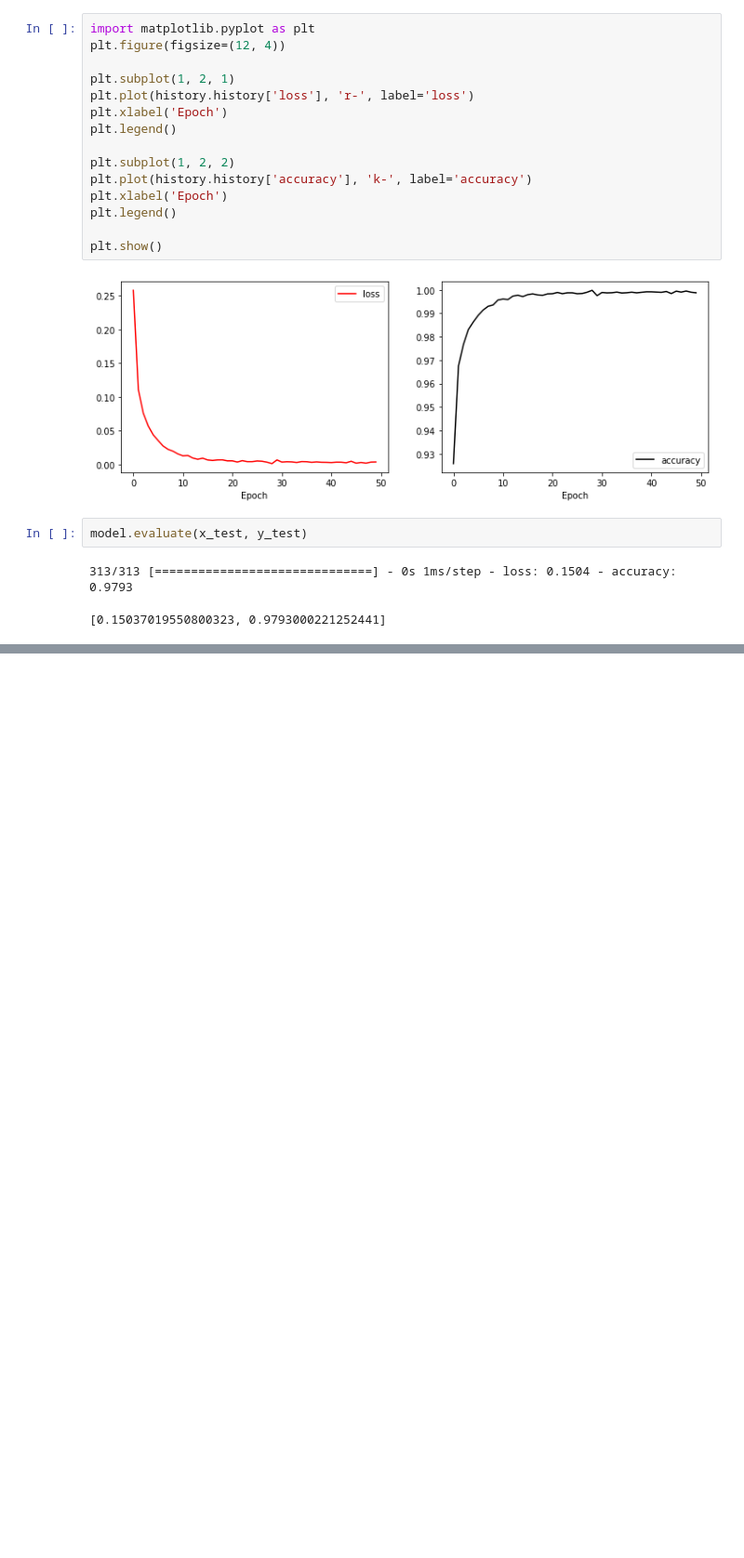
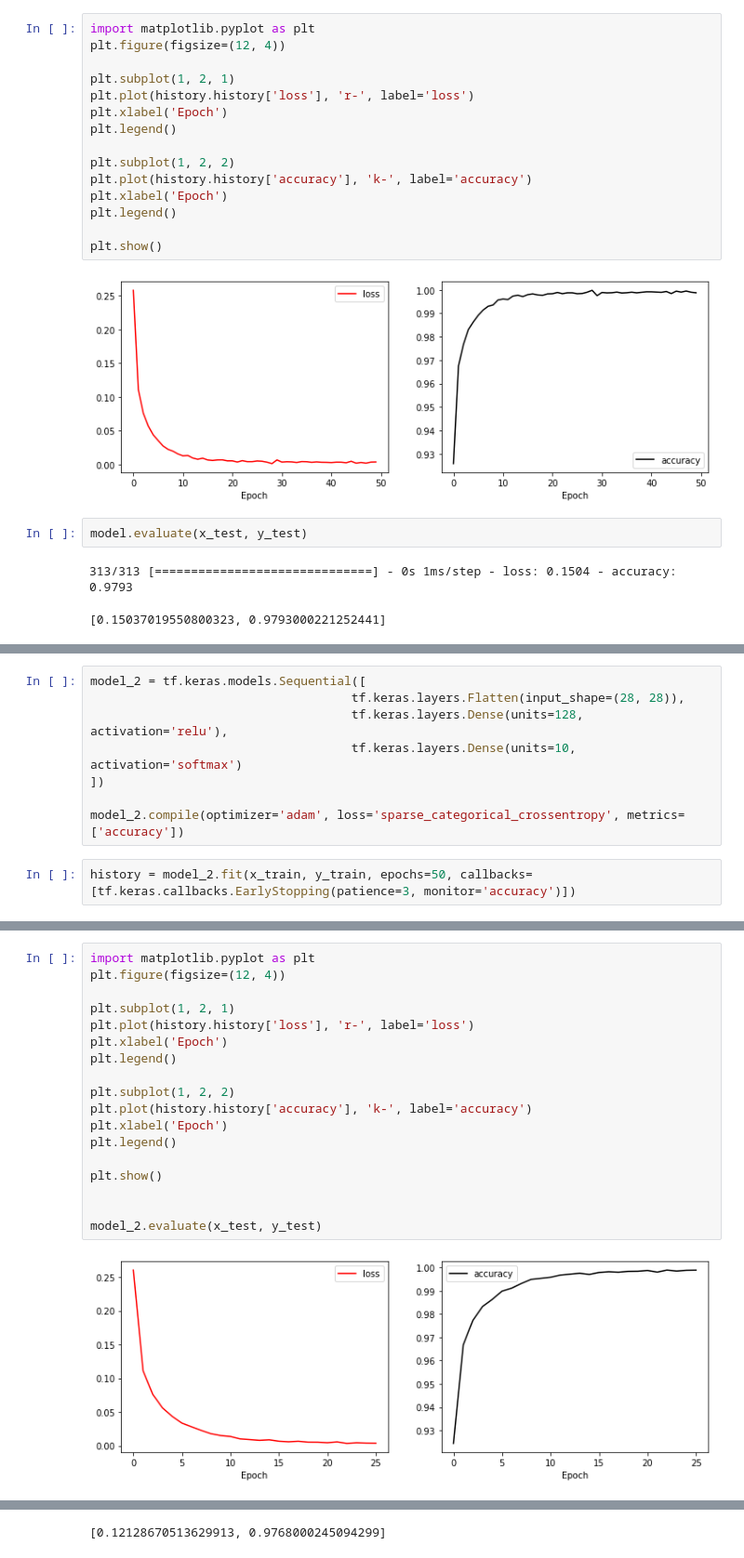
Before and after one commit to psst54/startTensor, a Jupyter notebook: weekly/2_1_MNIST.ipynb, the cells around one changed output, grey strips where cells are left out. Shown: that part at 93% size. Cells and saved outputs as stored; diff of their text form; blank space fills up the shorter version.

Commit message:
callback 함수 추가

```diff
--- a/weekly/2_1_MNIST.ipynb
+++ b/weekly/2_1_MNIST.ipynb
@@ -91,0 +94,10 @@ model.evaluate(x_test, y_test)
+# %%
+model_2 = tf.keras.models.Sequential([
+                                    tf.keras.layers.Flatten(input_shape=(28, 28)),
+                                    tf.keras.layers.Dense(units=128, activation='relu'),
+                                    tf.keras.layers.Dense(units=10, activation='softmax')
+])
+
+model_2.compile(optimizer='adam', loss='sparse_categorical_crossentropy', metrics=['accuracy'])
+# %%
+history = model_2.fit(x_train, y_train, epochs=50, callbacks=[tf.keras.callbacks.EarlyStopping(patience=3, monitor='accuracy')])
@@ -91,0 +122,20 @@ model.evaluate(x_test, y_test)
+# %%
+import matplotlib.pyplot as plt
+plt.figure(figsize=(12, 4))
+
+plt.subplot(1, 2, 1)
+plt.plot(history.history['loss'], 'r-', label='loss')
+plt.xlabel('Epoch')
+plt.legend()
+
+plt.subplot(1, 2, 2)
+plt.plot(history.history['accuracy'], 'k-', label='accuracy')
+plt.xlabel('Epoch')
+plt.legend()
+
+plt.show()
+
+
+model_2.evaluate(x_test, y_test)
+# %% [output]
+[figure, added]
@@ -91,0 +143 @@ model.evaluate(x_test, y_test)
+[0.12128670513629913, 0.9768000245094299]
```
Also changed, not shown: parts of 3 cells of this notebook.
